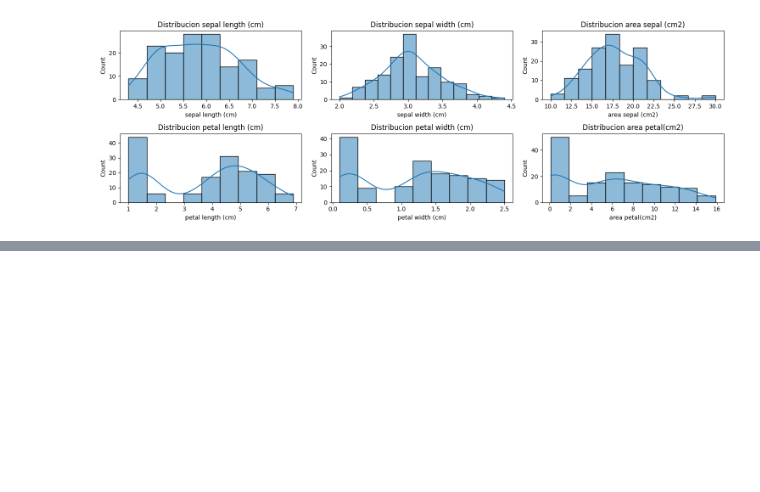
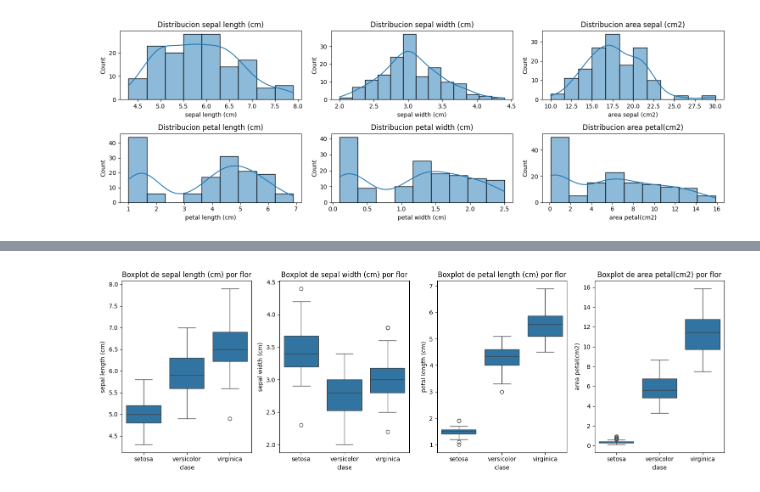
Before and after one commit to abdonrb/DS102024, a Jupyter notebook: 2-DataAnalysis/10-EDA/ANALISIS_IRIS.ipynb, the cells around one changed output, grey strips where cells are left out. Drawn from its saved outputs; the diff is of its cells as text; code cells hidden in the pictures; blank space fills up the shorter version.

```diff
--- a/2-DataAnalysis/10-EDA/ANALISIS_IRIS.ipynb
+++ b/2-DataAnalysis/10-EDA/ANALISIS_IRIS.ipynb
@@ -168,0 +197,10 @@ plt.show();
+# %%
+plt.figure(figsize=(15,5))
+for i,col in enumerate(df[feature].columns):
+    plt.subplot(1,4,i+1)
+    sns.boxplot(data=df, x='clase', y=col)
+    plt.title(f'Boxplot de {col} por flor')
+plt.tight_layout()
+plt.show();
+# %% [output]
+[figure, added]
```
Also changed, not shown: parts of 11 cells of this notebook.
